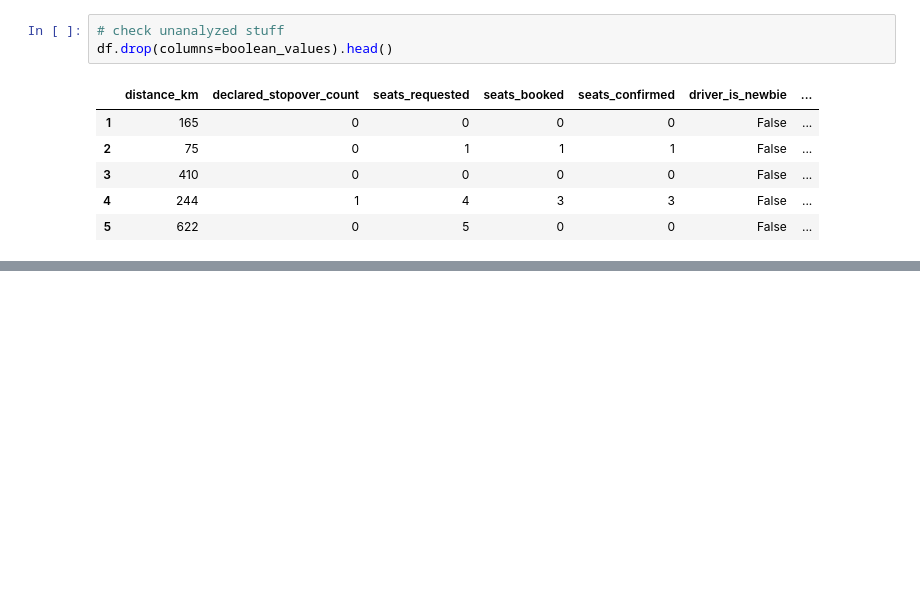
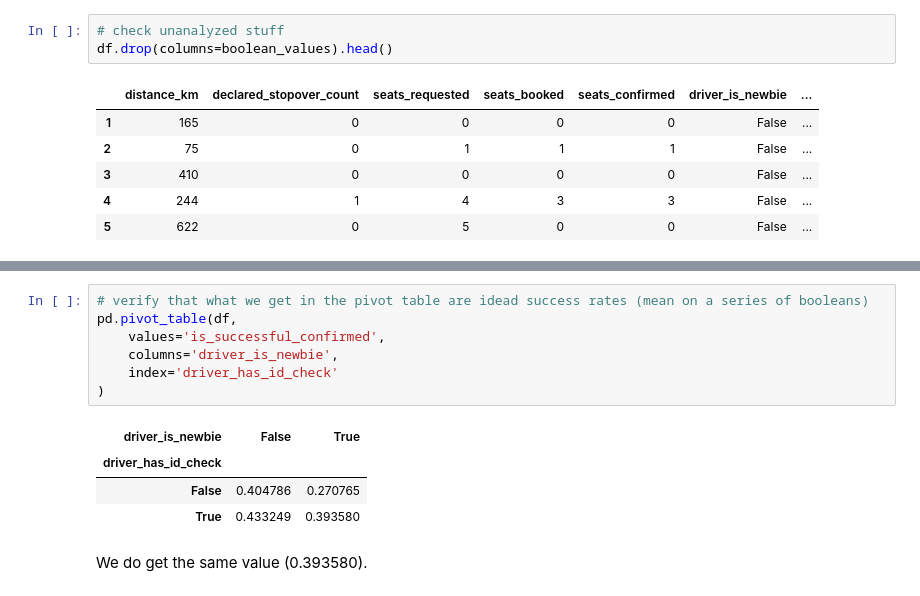
Before and after one commit to Campano/data-analysis, a Jupyter notebook: blablacar.ipynb, the cells around one changed output, grey strips where cells are left out. Drawn from its saved outputs; the diff is of its cells as text; blank space fills up the shorter version.

Commit message:
check

```diff
--- a/blablacar.ipynb
+++ b/blablacar.ipynb
@@ -118,0 +139,14 @@ df.drop(columns=boolean_values).head()
+# %%
+# verify that what we get in the pivot table are idead success rates (mean on a series of booleans)
+pd.pivot_table(df,
+    values='is_successful_confirmed',
+    columns='driver_is_newbie',
+    index='driver_has_id_check'
+)
+# %% [output]
+| driver_is_newbie | False | True |
+| driver_has_id_check |  |  |
+| False | 0.404786 | 0.270765 |
+| True | 0.433249 | 0.393580 |
+# %% [markdown]
+We do get the same value (0.393580).
```
Also changed, not shown: parts of 2 cells of this notebook.
